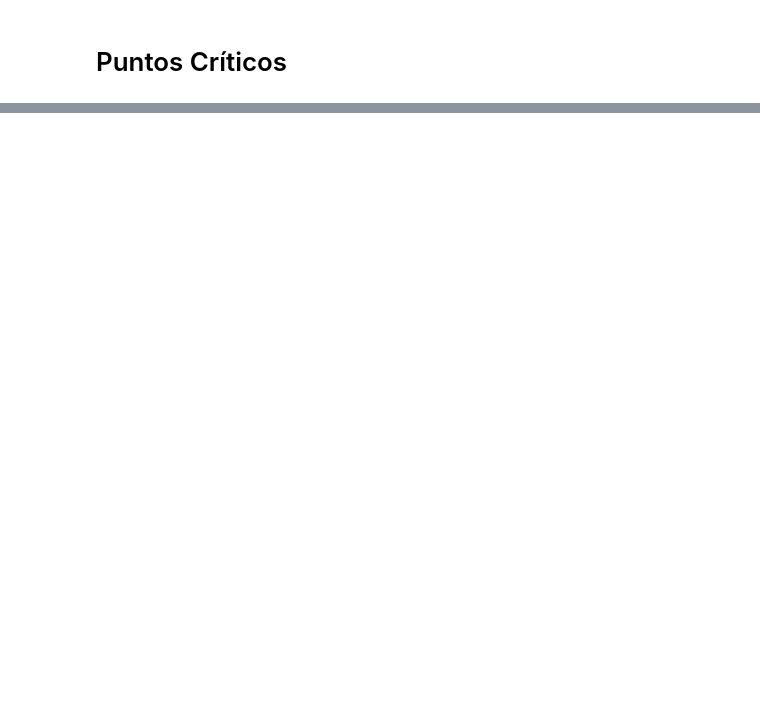
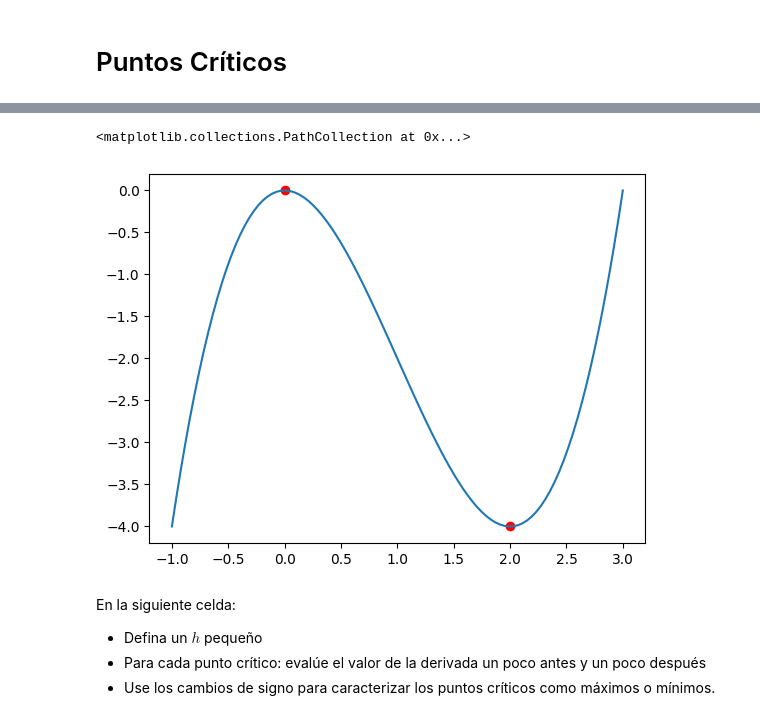
Before and after one commit to matquim/Practicas-Calculo-I, a Jupyter notebook: u5p2.ipynb, the cells around one changed output, grey strips where cells are left out. Cells and saved outputs as stored; diff of their text form; code cells hidden in the pictures; blank space fills up the shorter version.

Commit message:
Se mejora practica de puntos critos y se añade aplicaciones quimicas de derivada

```diff
--- a/u5p2.ipynb
+++ b/u5p2.ipynb
@@ -53,0 +31,17 @@ print(f"Candidatos a puntos de inflexión (f''(x) = 0): {inflection_candidates}"
+# %%
+import matplotlib.pyplot as plt
+import numpy as np
+
+x = np.linspace(-1, 3, 100)
+y = x**3 - 3*x**2
+
+plt.plot(x,y)
+plt.scatter([0, 2], [0, -4], color='red', label='Puntos críticos')
+# %% [output]
+<matplotlib.collections.PathCollection at 0x...>
+[figure, added]
+# %% [markdown]
+En la siguiente celda:
+- Defina un $h$ pequeño
+- Para cada punto crítico: evalúe el valor de la derivada un poco antes y un poco después
+- Use los cambios de signo para caracterizar los puntos críticos como máximos o mínimos.
```
Also changed, not shown: parts of 14 cells of this notebook, 1 other file.
